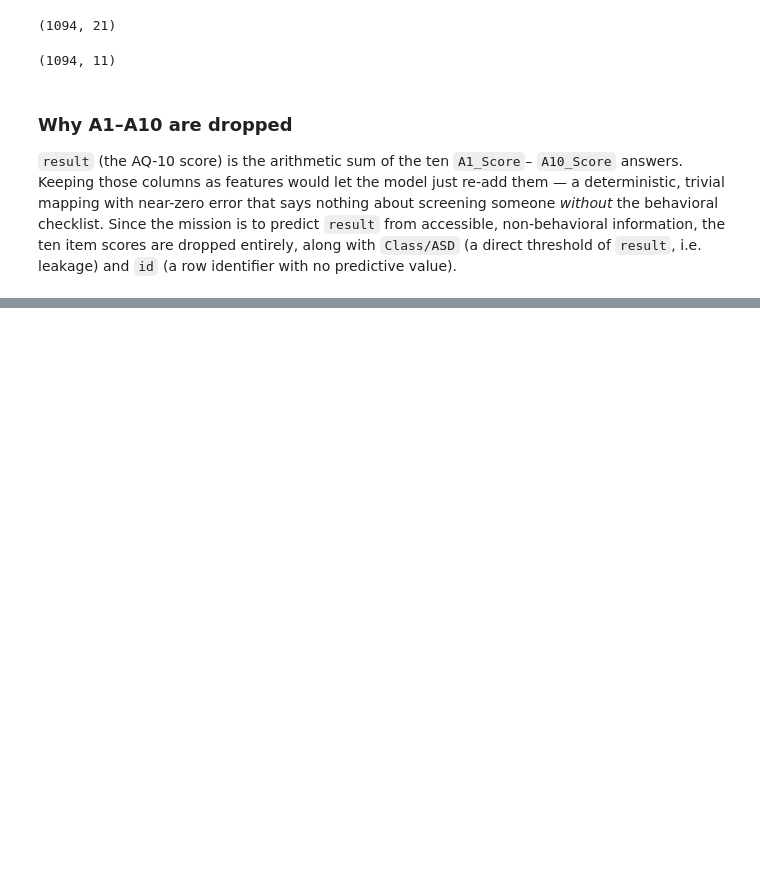
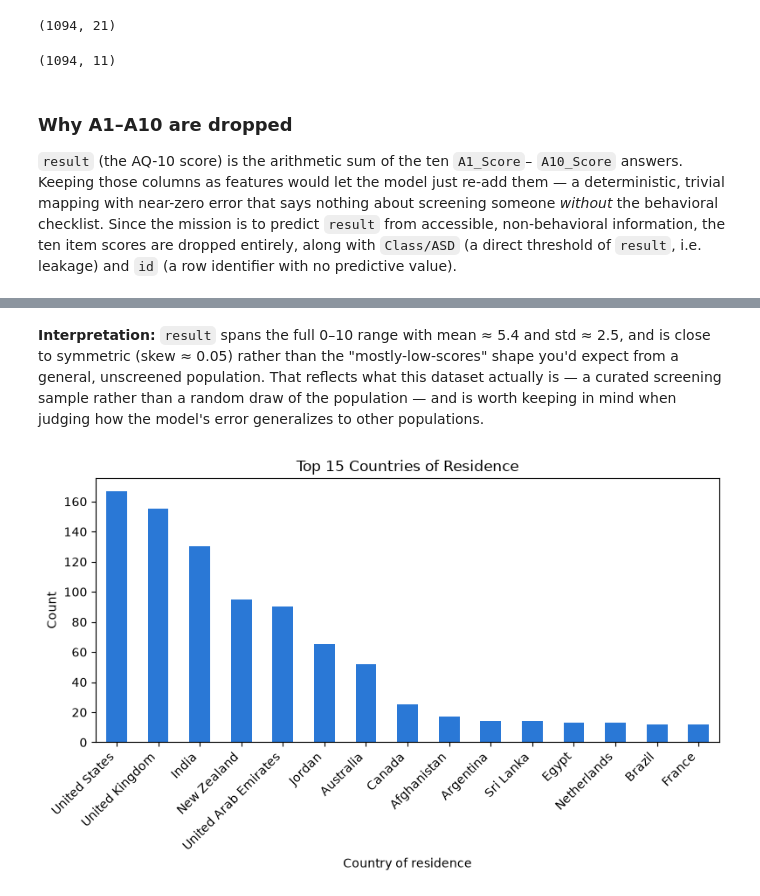
Before and after one commit to Divine-kuzo/linear_regression_model, a Jupyter notebook: summative/linear_regression/multivariate.ipynb, the cells around one changed output, grey strips where cells are left out. Drawn from its saved outputs; the diff is of its cells as text; code cells hidden in the pictures; blank space fills up the shorter version.

```diff
--- a/summative/linear_regression/multivariate.ipynb
+++ b/summative/linear_regression/multivariate.ipynb
@@ -95,0 +128,20 @@ identifier with no predictive value).
+# %% [markdown]
+**Interpretation:** `result` spans the full 0–10 range with mean ≈ 5.4 and
+std ≈ 2.5, and is close to symmetric (skew ≈ 0.05) rather than the
+"mostly-low-scores" shape you'd expect from a general, unscreened population.
+That reflects what this dataset actually is — a curated screening sample
+rather than a random draw of the population — and is worth keeping in mind
+when judging how the model's error generalizes to other populations.
+# %%
+top_countries = df['contry_of_res'].value_counts().head(15)
+plt.figure(figsize=(8, 5))
+top_countries.plot(kind='bar', color=SEQ_BLUE)
+plt.ylabel('Count')
+plt.xlabel('Country of residence')
+plt.title('Top 15 Countries of Residence')
+plt.xticks(rotation=45, ha='right')
+plt.tight_layout()
+plt.savefig('country_distribution.png', dpi=150)
+plt.show()
+# %% [output]
+[figure, added]
```
Also changed, not shown: parts of 7 cells of this notebook, 4 other files.
